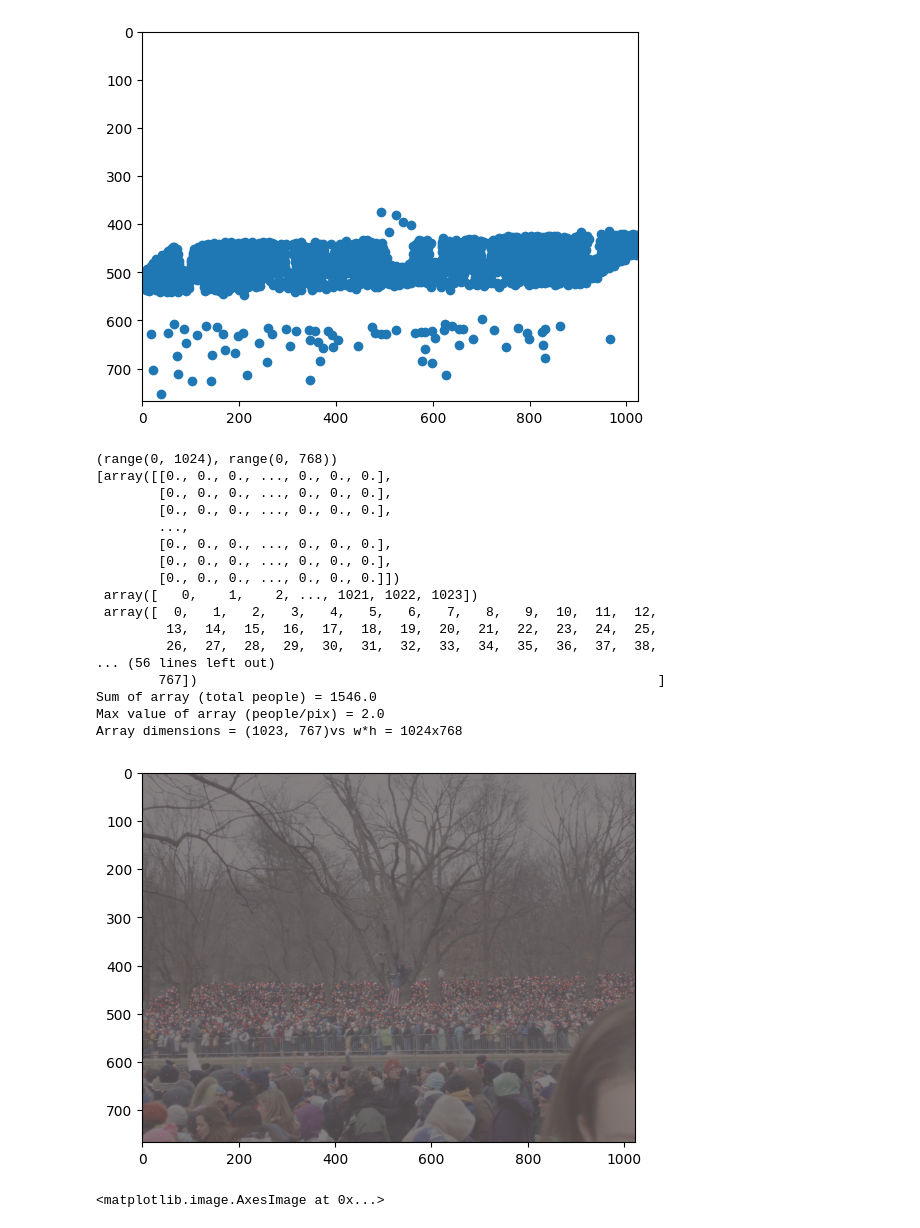
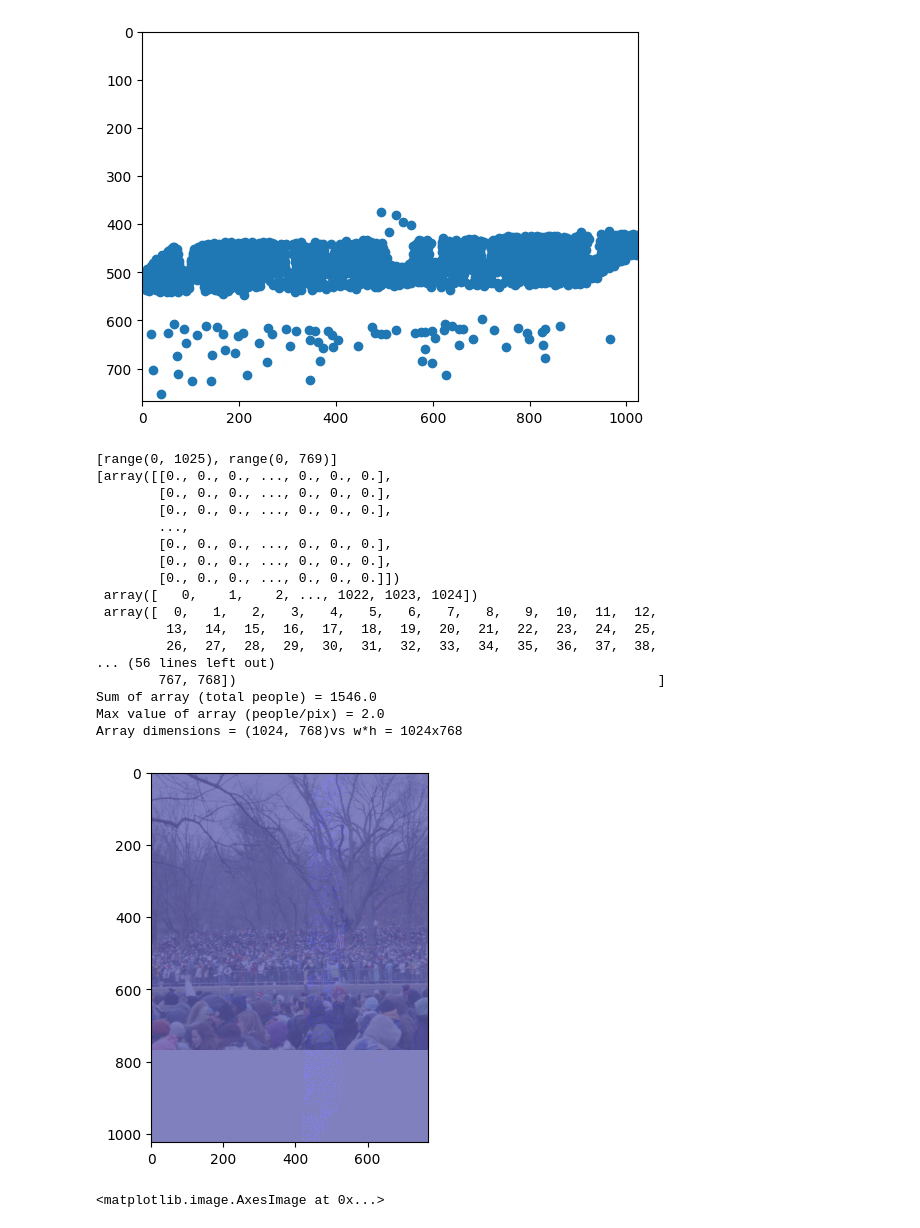
Before and after one commit to AADietrich/Crowd-Counting, a Jupyter notebook: loading_shanghaitech.ipynb, the cells around one changed output. Cells and saved outputs as stored; diff of their text form; code cells hidden in the pictures.

Commit message:
Fixed matrix transformations

```diff
--- a/loading_shanghaitech.ipynb
+++ b/loading_shanghaitech.ipynb
@@ -29,13 +26,15 @@ print("Number of people in image: " + str(count))
 # %% [output]
 Number of people in image: 1546
 # %%
-##Compute xi values, combine with gt matrix
-points_xi = ground_truth.findRadius(gt)
+##Don't need to merge xi after all, done later in code
+
 ##print(str(points_xi))
-##print(str(gt))
-rot = np.rot90(gt, 3, axes=(0,1))
-points_xi = points_xi.reshape(1,1546)
+print("Input matrix: " + str(gt))
+rot = np.rot90(gt, 1, axes=(0,1))
+rot = np.flip(rot, axis=0)
+##points_xi = points_xi.reshape(1,1546)
 ##print(str(points_xi))
-rot = np.concatenate((rot, points_xi), axis=0)
-print(str(rot))
+##rot = np.concatenate((rot, points_xi), axis=0)
+print("Rotated matrix:" + str(rot))
+print("Max x: " + str(rot[0].max()) + "\nMax y: " + str(rot[1].max()))
 # %% [output]
@@ -65,38 +60,40 @@ plt.scatter(rot[0], rot[1])
 <matplotlib.collections.PathCollection at 0x...>
 [figure]
 # %%
-bins = range(width), range(height)
+bins = [range(width + 1), range(height + 1)]
 
 
 hst = np.asarray(np.histogram2d(rot[0], rot[1], bins))
 print(str(bins))
 print(str(hst))
 hst = hst[0]
 print("Sum of array (total people) = " + str(hst.sum()))
 print("Max value of array (people/pix) = " + str(hst.max()))
 print("Array dimensions = " + str(hst.shape) + "vs w*h = " + str(width) + "x" + str(height))
 
 plt.imshow(img, alpha=0.5)
-pointMap = pil.fromarray(np.rot90(np.flip(255*hst.astype(np.uint8), axis=1), k=1, axes=(0,1)))
-plt.imshow(pointMap, cmap = "hot", alpha=0.5)
+##pointMap = pil.fromarray(np.rot90(np.flip(255*hst.astype(np.uint8), axis=1), k=1, axes=(0,1)))
+pointMap = pil.fromarray(255*hst.astype(np.uint8))
+
+plt.imshow(pointMap, cmap = "jet", alpha=0.5)
 plt.show()
 # %% [output]
-(range(0, 1024), range(0, 768))
+[range(0, 1025), range(0, 769)]
 [array([[0., 0., 0., ..., 0., 0., 0.],
         [0., 0., 0., ..., 0., 0., 0.],
         [0., 0., 0., ..., 0., 0., 0.],
         ...,
         [0., 0., 0., ..., 0., 0., 0.],
         [0., 0., 0., ..., 0., 0., 0.],
         [0., 0., 0., ..., 0., 0., 0.]])
- array([   0,    1,    2, ..., 1021, 1022, 1023])
+ array([   0,    1,    2, ..., 1022, 1023, 1024])
  array([  0,   1,   2,   3,   4,   5,   6,   7,   8,   9,  10,  11,  12,
          13,  14,  15,  16,  17,  18,  19,  20,  21,  22,  23,  24,  25,
          26,  27,  28,  29,  30,  31,  32,  33,  34,  35,  36,  37,  38,
 ... (56 lines left out)
-        767])                                                           ]
+        767, 768])                                                      ]
 Sum of array (total people) = 1546.0
 Max value of array (people/pix) = 2.0
-Array dimensions = (1023, 767)vs w*h = 1024x768
+Array dimensions = (1024, 768)vs w*h = 1024x768
-[figure, old version]
+[figure, new version]
 # %%
```
Also changed, not shown: parts of 3 cells of this notebook, 1 other file.
